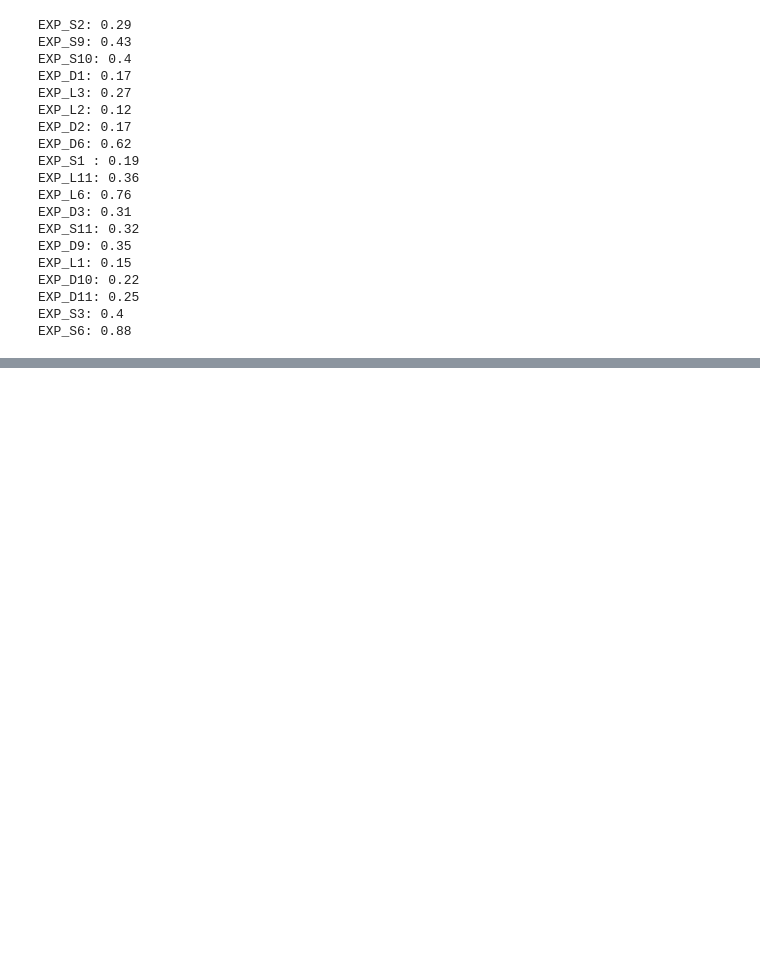
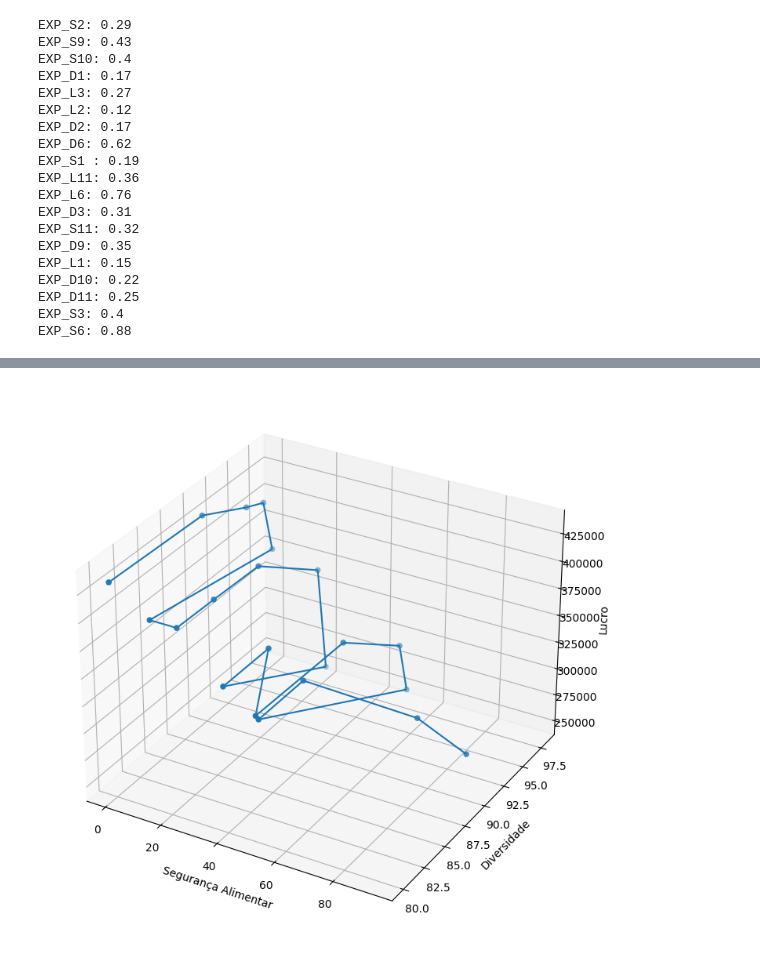
Before and after one commit to BrunoSantosPK/MasterDegree, a Jupyter notebook: notebooks/calculate_gini.ipynb, the cells around one changed output, grey strips where cells are left out. Saved outputs shown, nothing was run; the diff lists cells and outputs as text; code cells hidden in the pictures; blank space fills up the shorter version.

```diff
--- a/notebooks/calculate_gini.ipynb
+++ b/notebooks/calculate_gini.ipynb
@@ -49,0 +143,18 @@ EXP_S6: 0.88
+# %%
+
+# Criar a figura e o eixo 3D
+fig = plt.figure(figsize=(15, 9))
+ax = fig.add_subplot(111, projection='3d')
+
+# Plotar os pontos (ou linhas)
+ax.plot(x, y, z)  # Pode ser .scatter() se quiser só os pontos
+ax.scatter(x, y, z)
+
+# Opcional: rótulos dos eixos
+ax.set_xlabel('Segurança Alimentar')
+ax.set_ylabel('Diversidade')
+ax.set_zlabel('Lucro')
+
+plt.show()
+# %% [output]
+[figure, added]
```
Also changed, not shown: parts of 6 cells of this notebook, 11 other files.
